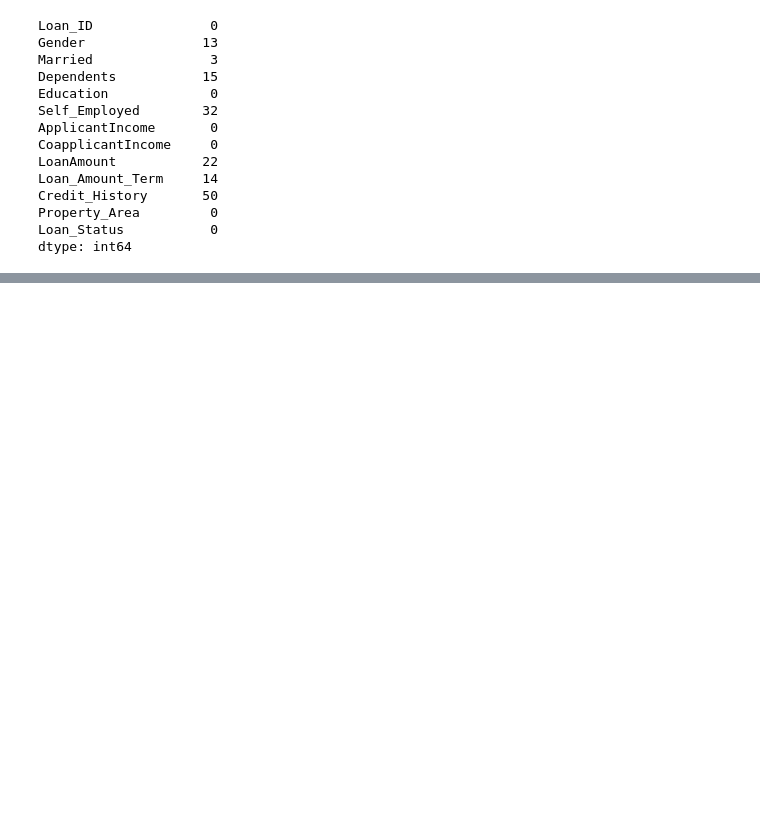
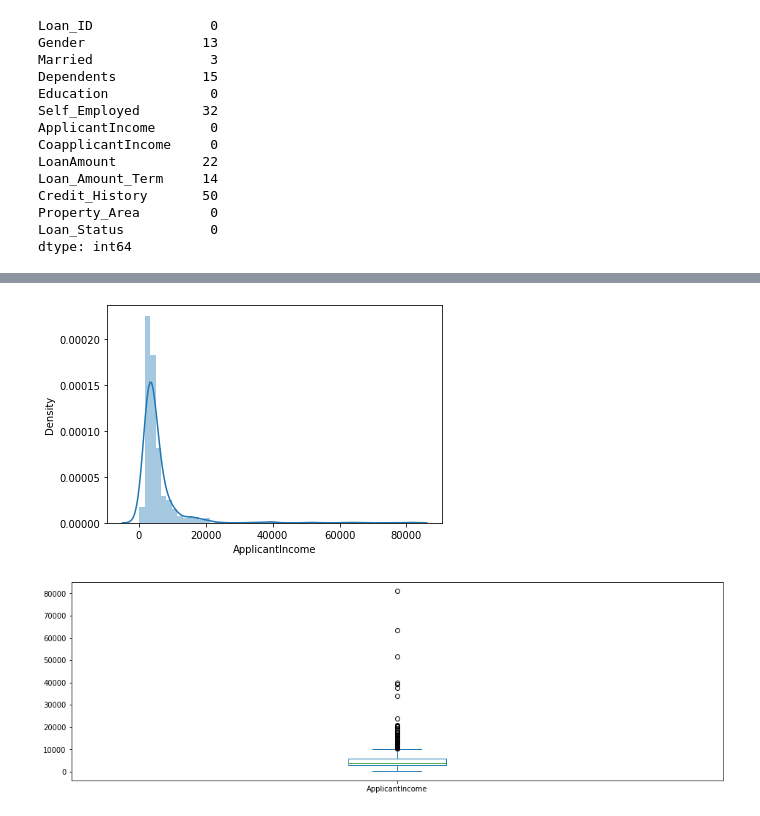
Before and after one commit to livio-24/LoanEligibilityPrediction, a Jupyter notebook: LoanEligibilityPrediction.ipynb, the cells around one changed output, grey strips where cells are left out. Drawn from its saved outputs; the diff is of its cells as text; code cells hidden in the pictures; blank space fills up the shorter version.

```diff
--- a/LoanEligibilityPrediction.ipynb
+++ b/LoanEligibilityPrediction.ipynb
@@ -92,0 +135,10 @@ dataset.replace({'Gender':{'Male':0, 'Female':1}, 'Married' :{'No':0, 'Yes':1},
+# %%
+#visualizzazione distribuzione variabile 'ApplicantIncome'
+sns.distplot(dataset['ApplicantIncome'])
+plt.show()
+#boxplot per individuazione outliers
+dataset['ApplicantIncome'].plot.box(figsize=(16,5))
+plt.show()
+# %% [output]
+[figure, added]
+[figure, added]
```
Also changed, not shown: parts of 10 cells of this notebook.
